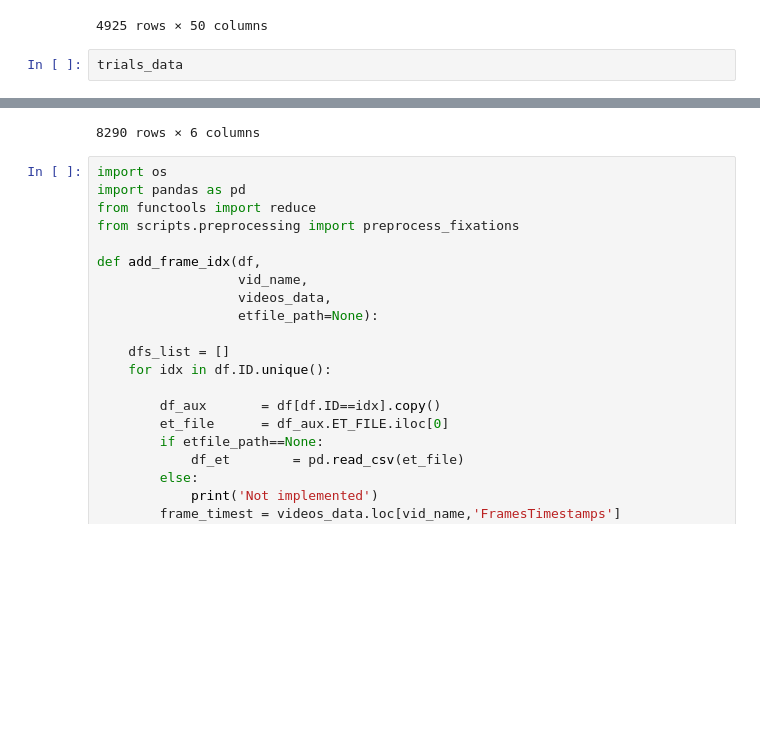
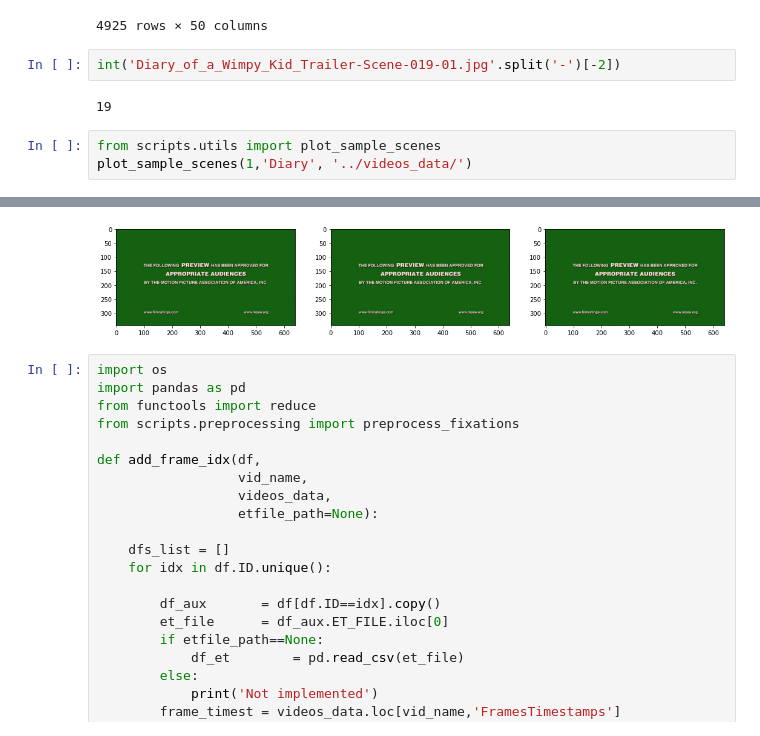
Before and after one commit to gastonbujia/SaliencyADHD, a Jupyter notebook: notebooks/debug.ipynb, the cells around one changed output, grey strips where cells are left out. Drawn from its saved outputs; the diff is of its cells as text; blank space fills up the shorter version.

```diff
--- a/notebooks/debug.ipynb
+++ b/notebooks/debug.ipynb
@@ -106,6 +106,11 @@ metadata
 | 4923 | 0.000000 | . | . | . | . | . | . | NaN | ... |
 | 4924 | 0.000000 | . | . | . | . | . | . | NaN | ... |
 4925 rows × 50 columns
+# %%
+int('Diary_of_a_Wimpy_Kid_Trailer-Scene-019-01.jpg'.split('-')[-2])
+# %% [output]
+19
 # %%
-trials_data
+from scripts.utils import plot_sample_scenes
+plot_sample_scenes(1,'Diary', '../videos_data/')
 # %% [output]
@@ -125,4 +117,4 @@ trials_data
-8290 rows × 6 columns
+[figure, added]
 # %%
 import os
 import pandas as pd
```
Also changed, not shown: parts of 1 cell of this notebook, 1 other file.
